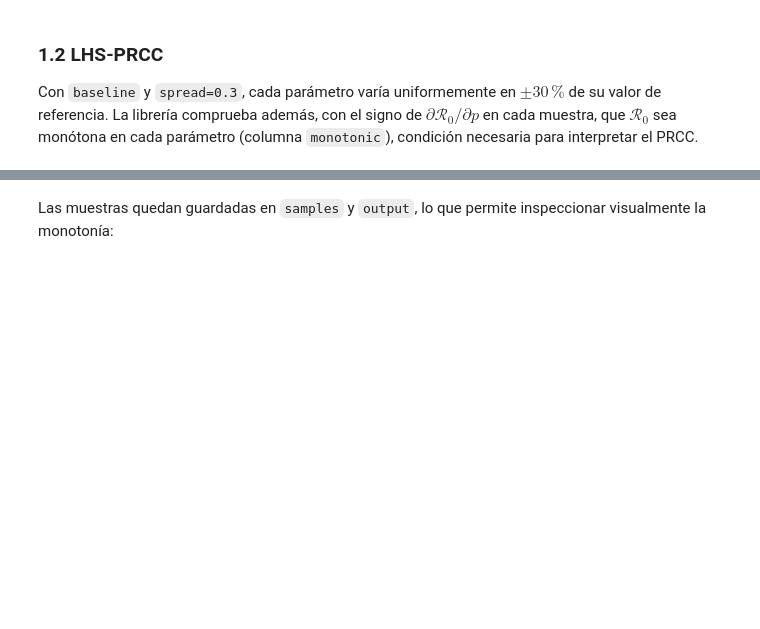
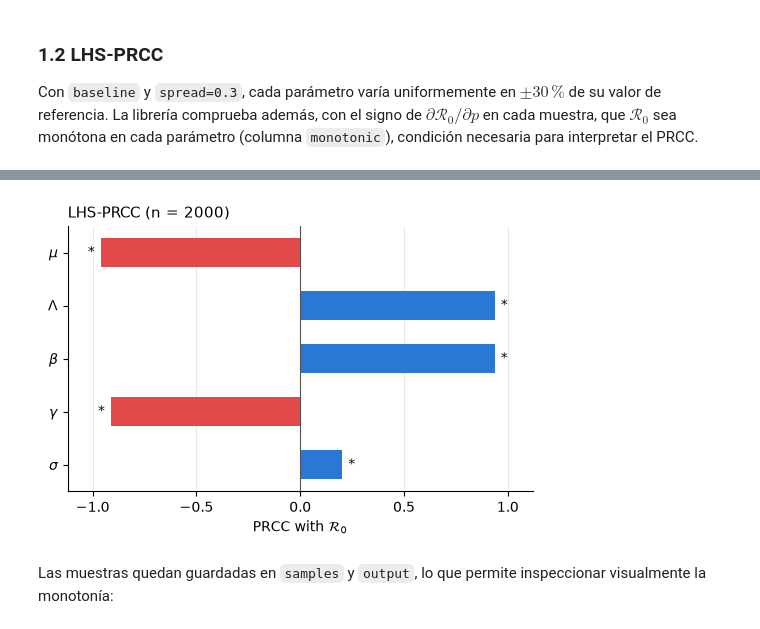
Before and after one commit to Yvan-BM-Git/pyR0compute, a Jupyter notebook: examples/02_sensibilidad_global.ipynb, the cells around one changed output, grey strips where cells are left out. Drawn from its saved outputs; the diff is of its cells as text; code cells hidden in the pictures; blank space fills up the shorter version.

```diff
--- a/examples/02_sensibilidad_global.ipynb
+++ b/examples/02_sensibilidad_global.ipynb
@@ -65,5 +100,8 @@ res_prcc.to_dataframe()           # tabla ordenada por |PRCC| (requiere pandas)
 # %%
-res_prcc.plot();                  # * marca p < 0.05
+ax = res_prcc.plot()              # * marca p < 0.05
+ax.figure.savefig("outputs/02_prcc_seir.png", dpi=200, bbox_inches="tight")
+# %% [output]
+[figure, added]
 # %% [markdown]
 Las muestras quedan guardadas en `samples` y `output`, lo que permite inspeccionar visualmente la monotonía:
 # %%
```
Also changed, not shown: parts of 16 cells of this notebook, 11 other files.
